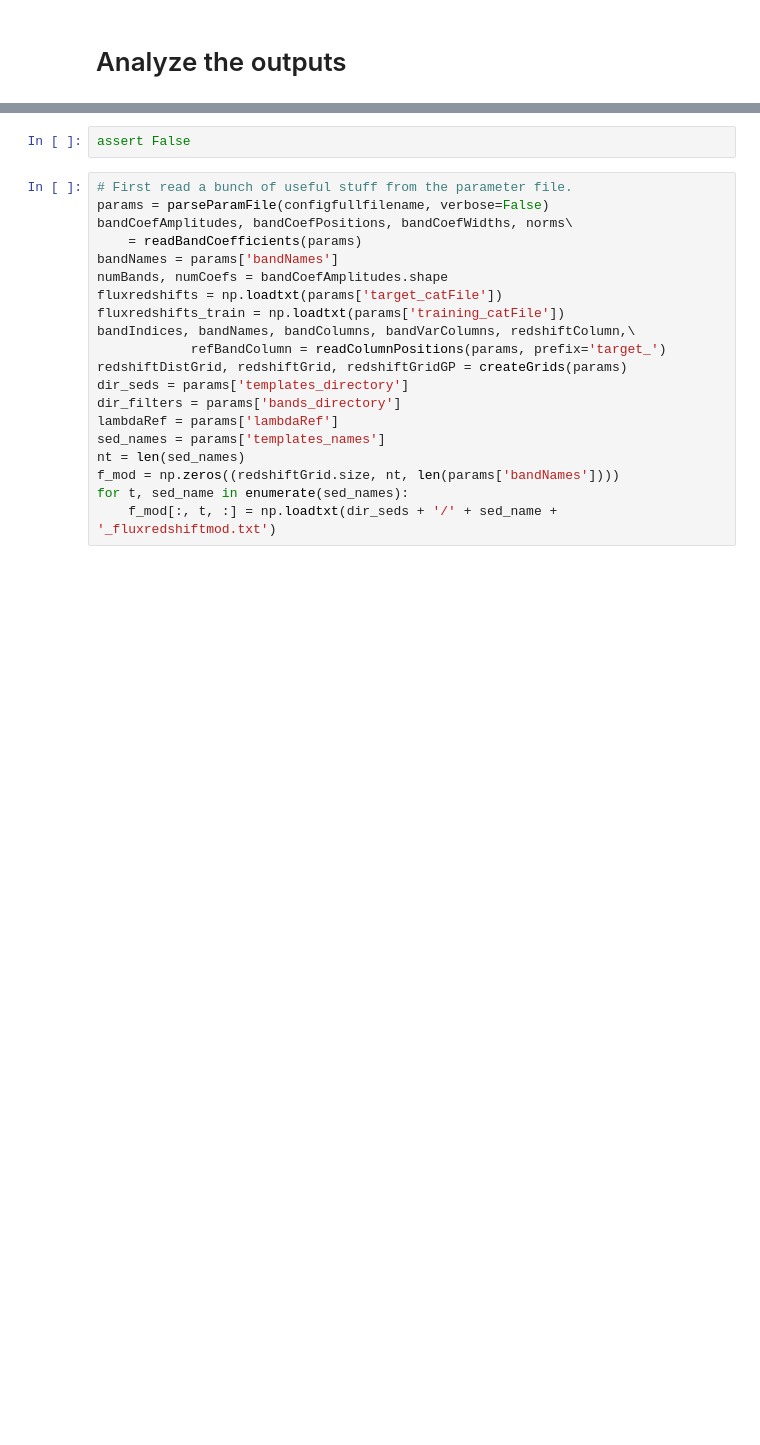
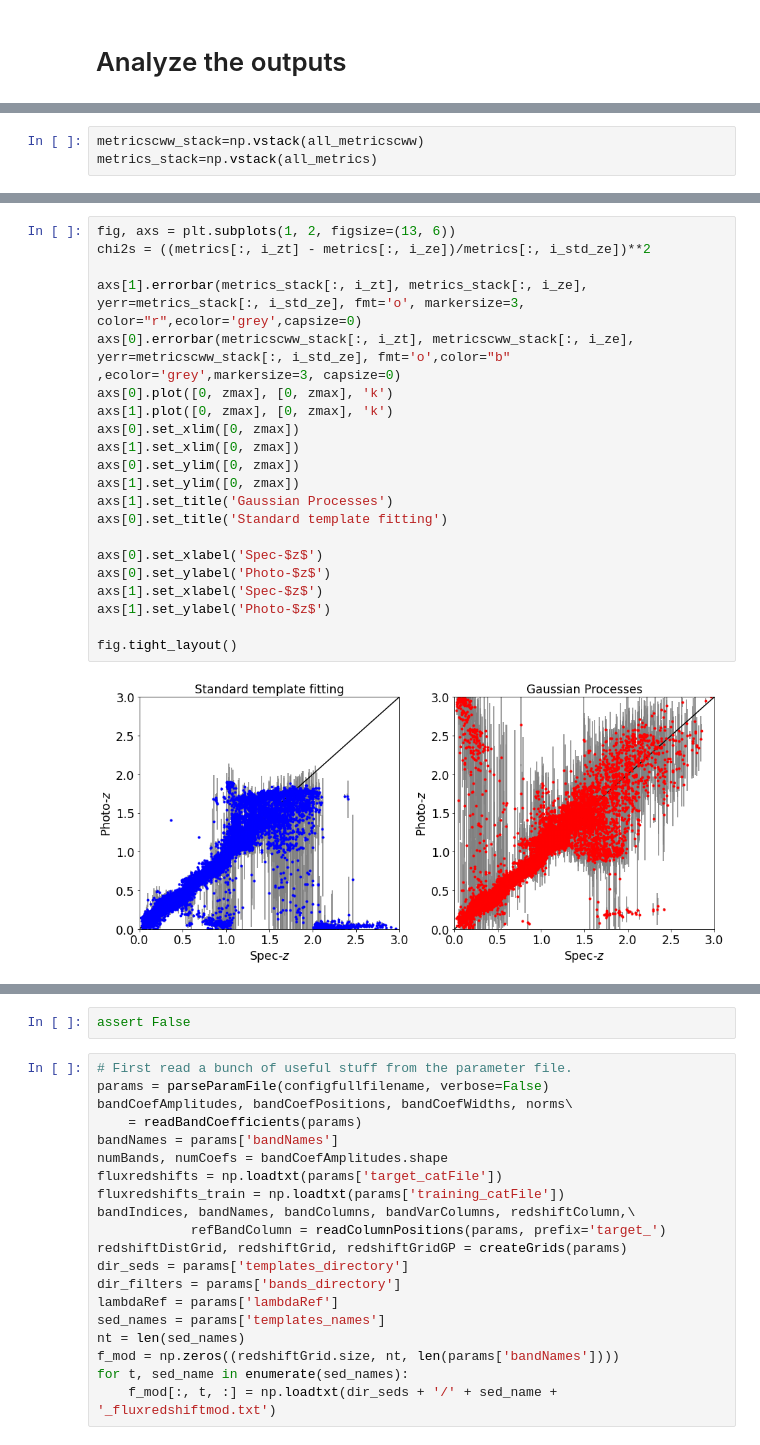
Before and after one commit to ixkael/Delight, a Jupyter notebook: desc-dc2/runbychunk_delight_descdc2.ipynb, the cells around one changed output, grey strips where cells are left out. Cells and saved outputs as stored; diff of their text form; blank space fills up the shorter version.

```diff
--- a/desc-dc2/runbychunk_delight_descdc2.ipynb
+++ b/desc-dc2/runbychunk_delight_descdc2.ipynb
@@ -129,0 +362,3 @@ for idx_file in range(1,NCHUNKS+1):
+# %%
+metricscww_stack=np.vstack(all_metricscww)
+metrics_stack=np.vstack(all_metrics)
@@ -129,0 +456,23 @@ for idx_file in range(1,NCHUNKS+1):
+# %%
+fig, axs = plt.subplots(1, 2, figsize=(13, 6))
+chi2s = ((metrics[:, i_zt] - metrics[:, i_ze])/metrics[:, i_std_ze])**2
+
+axs[1].errorbar(metrics_stack[:, i_zt], metrics_stack[:, i_ze], yerr=metrics_stack[:, i_std_ze], fmt='o', markersize=3, color="r",ecolor='grey',capsize=0)
+axs[0].errorbar(metricscww_stack[:, i_zt], metricscww_stack[:, i_ze], yerr=metricscww_stack[:, i_std_ze], fmt='o',color="b" ,ecolor='grey',markersize=3, capsize=0)
+axs[0].plot([0, zmax], [0, zmax], 'k')
+axs[1].plot([0, zmax], [0, zmax], 'k')
+axs[0].set_xlim([0, zmax])
+axs[1].set_xlim([0, zmax])
+axs[0].set_ylim([0, zmax])
+axs[1].set_ylim([0, zmax])
+axs[1].set_title('Gaussian Processes')
+axs[0].set_title('Standard template fitting')
+
+axs[0].set_xlabel('Spec-$z$')
+axs[0].set_ylabel('Photo-$z$')
+axs[1].set_xlabel('Spec-$z$')
+axs[1].set_ylabel('Photo-$z$')
+
+fig.tight_layout()
+# %% [output]
+[figure, added]
```
Also changed, not shown: parts of 31 cells of this notebook, 1 other file.
